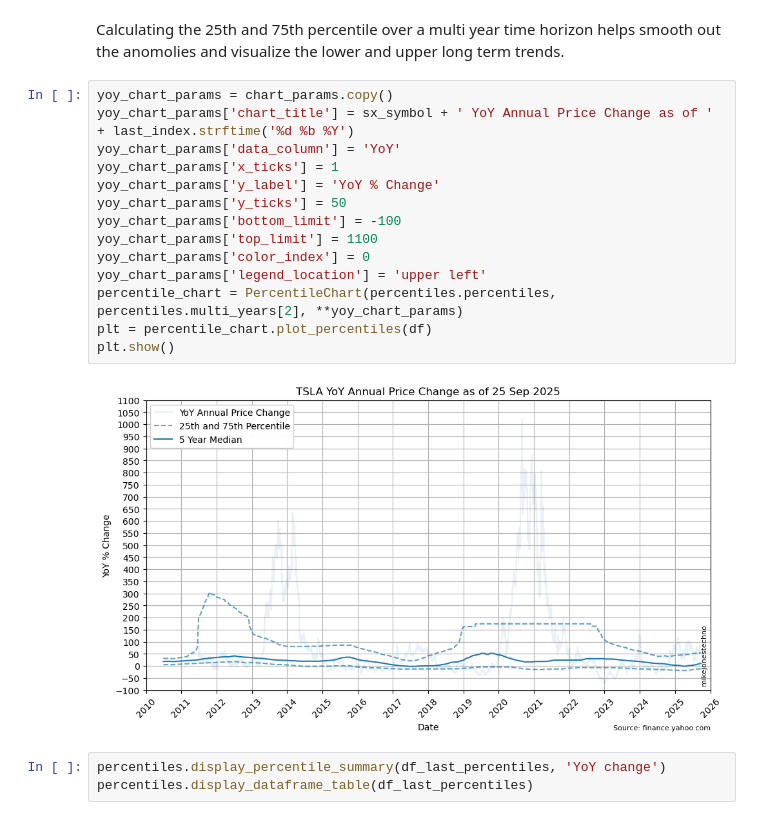
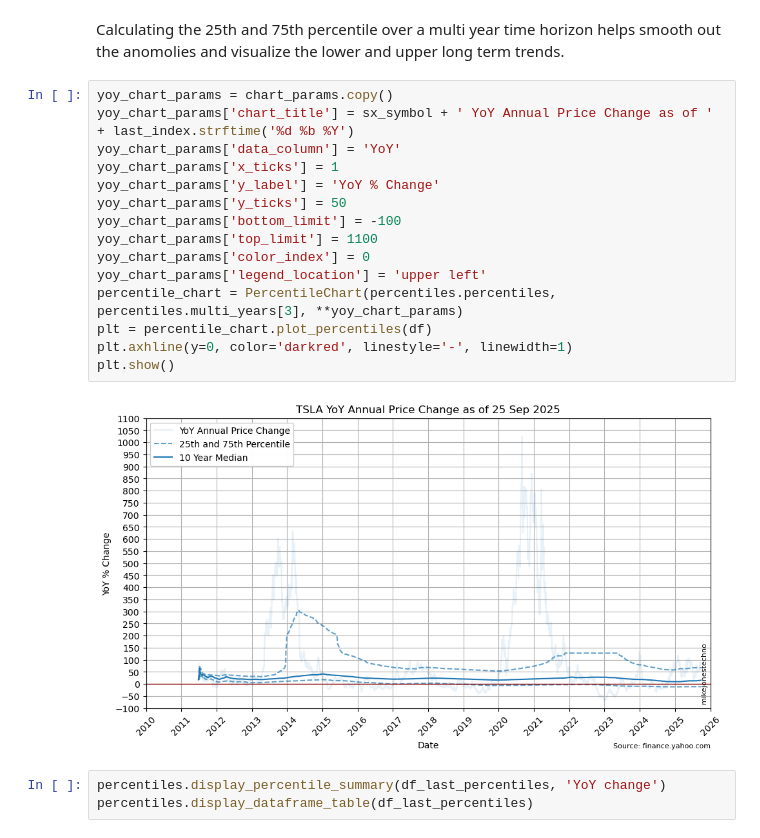
Before and after one commit to mikejonestechno/investment-analytics, a Jupyter notebook: notebooks/tsla.ipynb, the cells around one changed output. Cells and saved outputs as stored; diff of their text form.

```diff
--- a/notebooks/tsla.ipynb
+++ b/notebooks/tsla.ipynb
@@ -128,19 +128,20 @@ Calculating the 25th and 75th percentile over a multi year time horizon helps sm
 # %%
 yoy_chart_params = chart_params.copy()
 yoy_chart_params['chart_title'] = sx_symbol + ' YoY Annual Price Change as of ' + last_index.strftime('%d %b %Y')
 yoy_chart_params['data_column'] = 'YoY'
 yoy_chart_params['x_ticks'] = 1
 yoy_chart_params['y_label'] = 'YoY % Change'
 yoy_chart_params['y_ticks'] = 50
 yoy_chart_params['bottom_limit'] = -100
 yoy_chart_params['top_limit'] = 1100
 yoy_chart_params['color_index'] = 0
 yoy_chart_params['legend_location'] = 'upper left'
-percentile_chart = PercentileChart(percentiles.percentiles, percentiles.multi_years[2], **yoy_chart_params)
+percentile_chart = PercentileChart(percentiles.percentiles, percentiles.multi_years[3], **yoy_chart_params)
 plt = percentile_chart.plot_percentiles(df)
+plt.axhline(y=0, color='darkred', linestyle='-', linewidth=1)
 plt.show()
 # %% [output]
-[figure, old version]
+[figure, new version]
 # %%
 percentiles.display_percentile_summary(df_last_percentiles, 'YoY change')
 percentiles.display_dataframe_table(df_last_percentiles)
```
Also changed, not shown: parts of 1 cell of this notebook, 3 other files.
